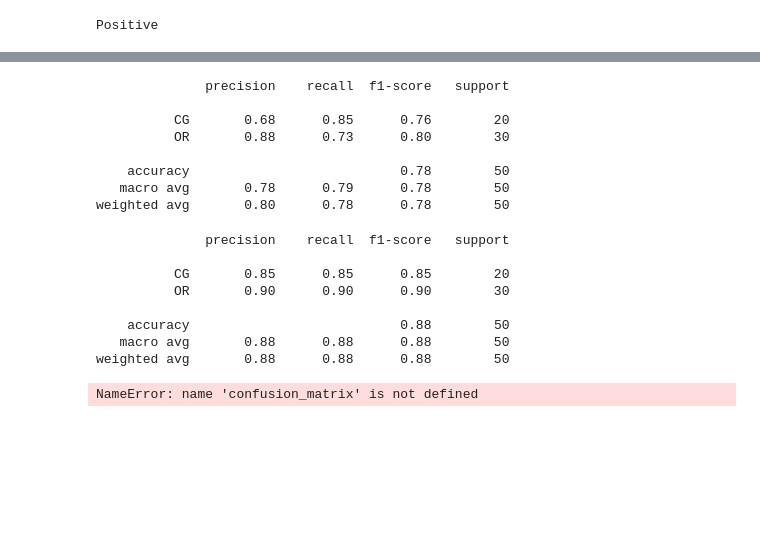
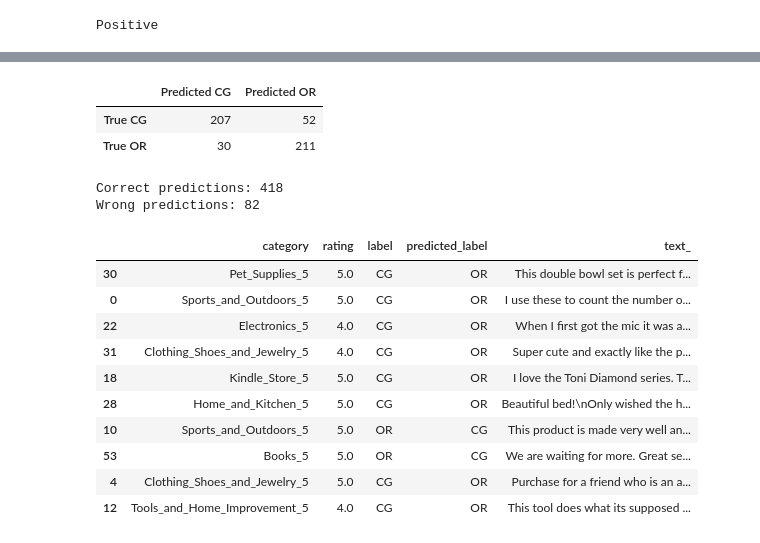
Before and after one commit to muellR/text_analysis, a Jupyter notebook: src/classifier_llm.ipynb, the cells around one changed output, grey strips where cells are left out. Cells and saved outputs as stored; diff of their text form; code cells hidden in the pictures; blank space fills up the shorter version.

```diff
--- a/src/classifier_llm.ipynb
+++ b/src/classifier_llm.ipynb
@@ -485,28 +800,12 @@ weighted avg       0.86      0.85      0.85       500
-# %%
-print_classification_results(test_50_gpt53)
-# %% [output]
-              precision    recall  f1-score   support
-
-          CG       0.68      0.85      0.76        20
-          OR       0.88      0.73      0.80        30
-
-    accuracy                           0.78        50
-   macro avg       0.78      0.79      0.78        50
-weighted avg       0.80      0.78      0.78        50
-# %%
-print_classification_results(test_50_gpt53_main)
-# %% [output]
-              precision    recall  f1-score   support
-
-          CG       0.85      0.85      0.85        20
-          OR       0.90      0.90      0.90        30
-
-    accuracy                           0.88        50
-   macro avg       0.88      0.88      0.88        50
-weighted avg       0.88      0.88      0.88        50
 # %%
 # Create a confusion matrix
-# It shows where the model was correct and where it made mistakes
+# Use only valid predictions
+df_valid = test_500_gpt4o.dropna(subset=["predicted_label"])
+
+y_true = df_valid["label"]
+y_pred = df_valid["predicted_label"]
+
+# Create a confusion matrix
 cm = confusion_matrix(y_true, y_pred, labels=["CG", "OR"])
 
 # Convert confusion matrix into a readable table
@@ -519,4 +818,49 @@ cm_df = pd.DataFrame(
 # Display the confusion matrix table
 cm_df
 # %% [output]
-NameError: name 'confusion_matrix' is not defined
+|  | Predicted CG | Predicted OR |
+| True CG | 207 | 52 |
+| True OR | 30 | 211 |
+# %%
+# Export LLM prediction results to CSV
+df_valid = test_500_gpt4o.dropna(subset=["predicted_label"]).copy()
+
+# Correct predictions
+correct_predictions = df_valid[df_valid["label"] == df_valid["predicted_label"]]
+
+# Wrong predictions
+wrong_predictions = df_valid[df_valid["label"] != df_valid["predicted_label"]]
+
+# Save to CSV files
+correct_predictions.to_csv("correct_predictions_llm.csv", index=False, encoding="utf-8-sig")
+wrong_predictions.to_csv("wrong_predictions_llm.csv", index=False, encoding="utf-8-sig")
+
+print("Correct predictions:", len(correct_predictions))
+print("Wrong predictions:", len(wrong_predictions))
+# %% [output]
+Correct predictions: 418
+Wrong predictions: 82
+# %%
+# 10 random wrong predictions
+import pandas as pd
+
+# Load wrong predictions file
+wrong_df = pd.read_csv("wrong_predictions_llm.csv")
+
+# Take 10 random wrong predictions
+wrong_10 = wrong_df.sample(n=10, random_state=42)
+
+# Display selected examples
+wrong_10[["category", "rating", "label", "predicted_label", "text_"]]
+# %% [output]
+|  | category | rating | label | predicted_label | text_ |
+| 30 | Pet_Supplies_5 | 5.0 | CG | OR | This double bowl set is perfect f... |
+| 0 | Sports_and_Outdoors_5 | 5.0 | CG | OR | I use these to count the number o... |
+| 22 | Electronics_5 | 4.0 | CG | OR | When I first got the mic it was a... |
+| 31 | Clothing_Shoes_and_Jewelry_5 | 4.0 | CG | OR | Super cute and exactly like the p... |
+| 18 | Kindle_Store_5 | 5.0 | CG | OR | I love the Toni Diamond series. T... |
+| 28 | Home_and_Kitchen_5 | 5.0 | CG | OR | Beautiful bed!\nOnly wished the h... |
+| 10 | Sports_and_Outdoors_5 | 5.0 | OR | CG | This product is made very well an... |
+| 53 | Books_5 | 5.0 | OR | CG | We are waiting for more. Great se... |
+| 4 | Clothing_Shoes_and_Jewelry_5 | 5.0 | CG | OR | Purchase for a friend who is an a... |
+| 12 | Tools_and_Home_Improvement_5 | 4.0 | CG | OR | This tool does what its supposed ... |
```
Also changed, not shown: parts of 29 cells of this notebook.
